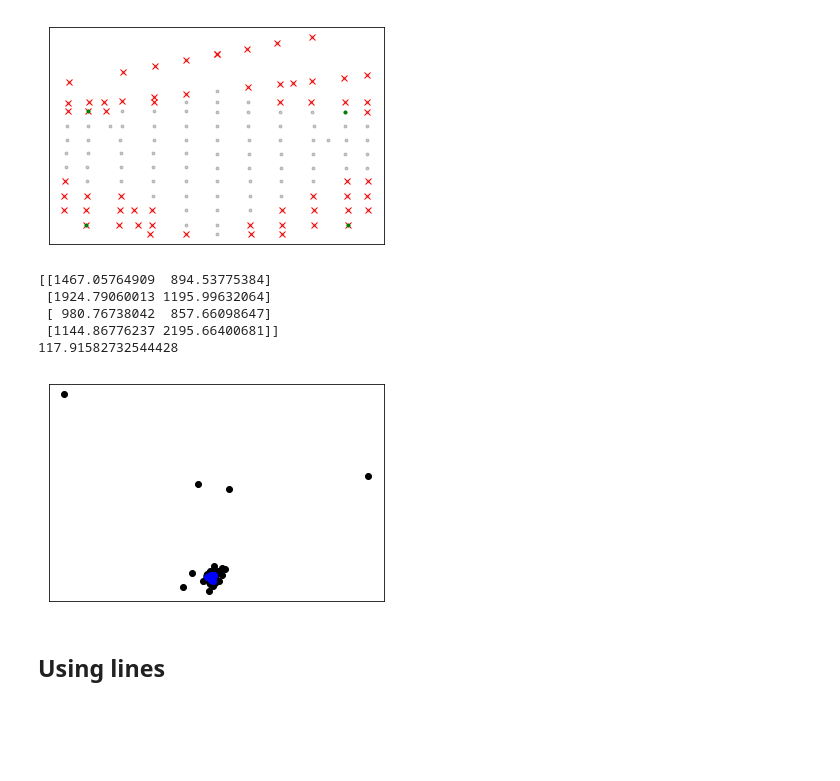
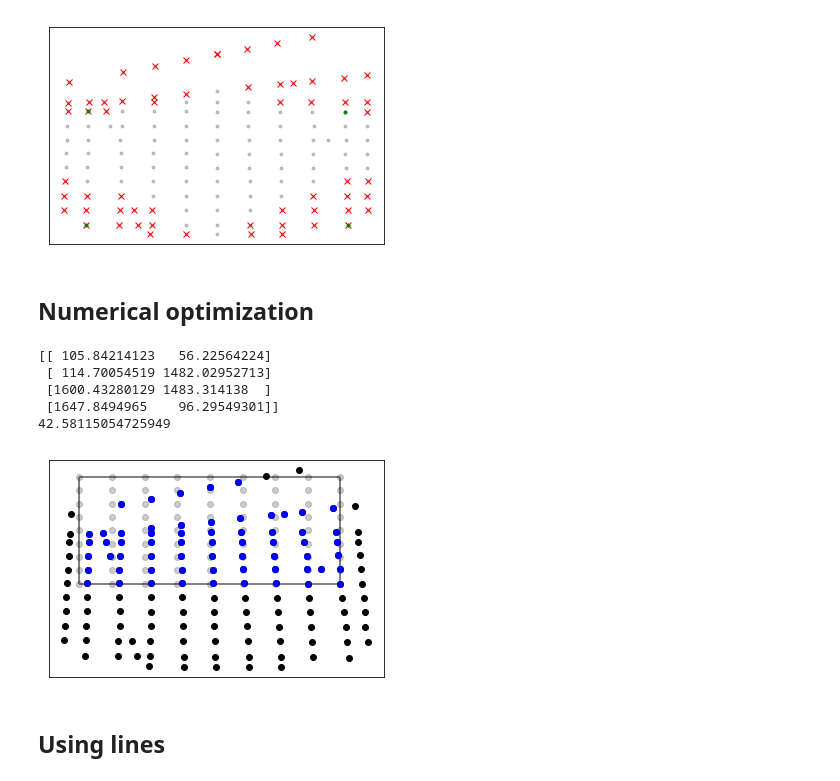
Before and after one commit to pilipolio/chess-id, a Jupyter notebook: notebooks/201803_CornerDetection.ipynb, the cells around one changed output. Cells and saved outputs as stored; diff of their text form; code cells hidden in the pictures; blank space fills up the shorter version.

```diff
--- a/notebooks/201803_CornerDetection.ipynb
+++ b/notebooks/201803_CornerDetection.ipynb
@@ -221,30 +221,38 @@ for indexes in topn_closest_to_corners_indexes:
 show_points(better_corners, 'og', ms=3)
 # %% [output]
 [figure]
+# %% [markdown]
+## Numerical optimization
 # %%
 from functools import partial
 from scipy import optimize
 
-optim_result = optimize.basinhopping(
+#optim_result = optimize.basinhopping(
+#    lambda coordinates:mixed_distance(coordinates.reshape((-1, 2)), all_points),
+#    x0=all_points[np.random.choice(len(all_points), 4)].ravel(),
+#    niter=25, T=1.0, stepsize=10, minimizer_kwargs={'method':'Nelder-Mead'}
+#)
+
+optim_result = optimize.minimize(
     lambda coordinates:mixed_distance(coordinates.reshape((-1, 2)), all_points),
-    x0=all_points[np.random.choice(len(all_points), 4)].ravel(),
-    niter=25, T=1.0, stepsize=10, minimizer_kwargs={'method':'Nelder-Mead'}
-)
+    #x0=max_corner_points.ravel(),
+    x0=np.array([[100, 100], [100, 1500], [1500, 1500], [1500, 100]]).ravel(),
+    method='Nelder-Mead')
 
 print(optim_result.x.reshape((-1, 2)))
 print(optim_result.fun)
 output_points = detection.perspective_transform(optim_result.x.reshape((-1, 2)), all_points, output_square_size)
 
 show_points(ideal_output_points(output_square_size), 'ok', alpha=.2, with_grid=True)
 show_points(output_points, 'ok', with_grid=True)
 show_points(only_inside_points(output_points, output_square_size), 'ob', with_grid=True)
 # %% [output]
-[[1467.05764909  894.53775384]
- [1924.79060013 1195.99632064]
- [ 980.76738042  857.66098647]
- [1144.86776237 2195.66400681]]
-117.91582732544428
+[[ 105.84214123   56.22564224]
+ [ 114.70054519 1482.02952713]
+ [1600.43280129 1483.314138  ]
+ [1647.8494965    96.29549301]]
+42.58115054725949
-[figure, old version]
+[figure, new version]
 # %% [markdown]
 ## Using lines
 # %%
```
Also changed, not shown: parts of 15 cells of this notebook, 11 other files.
